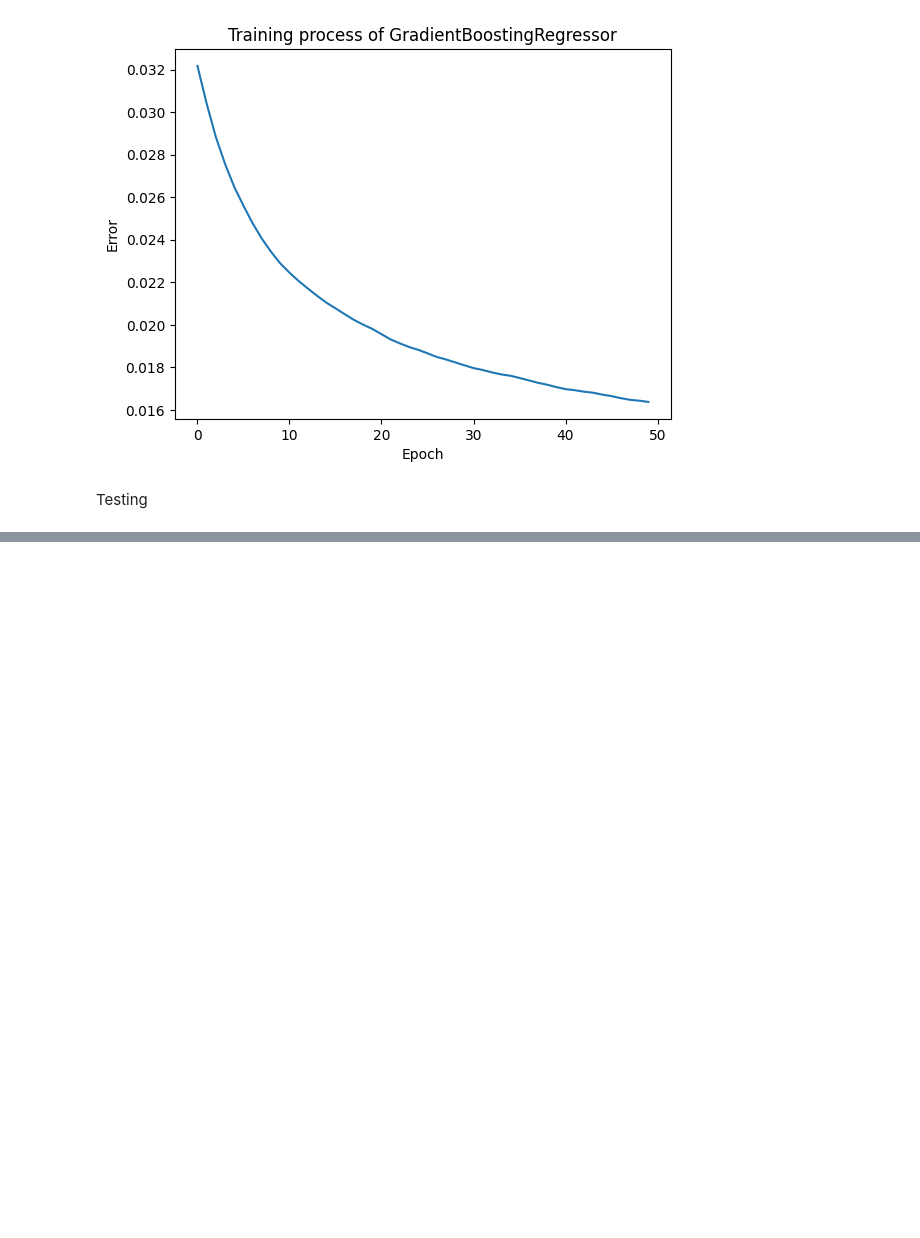
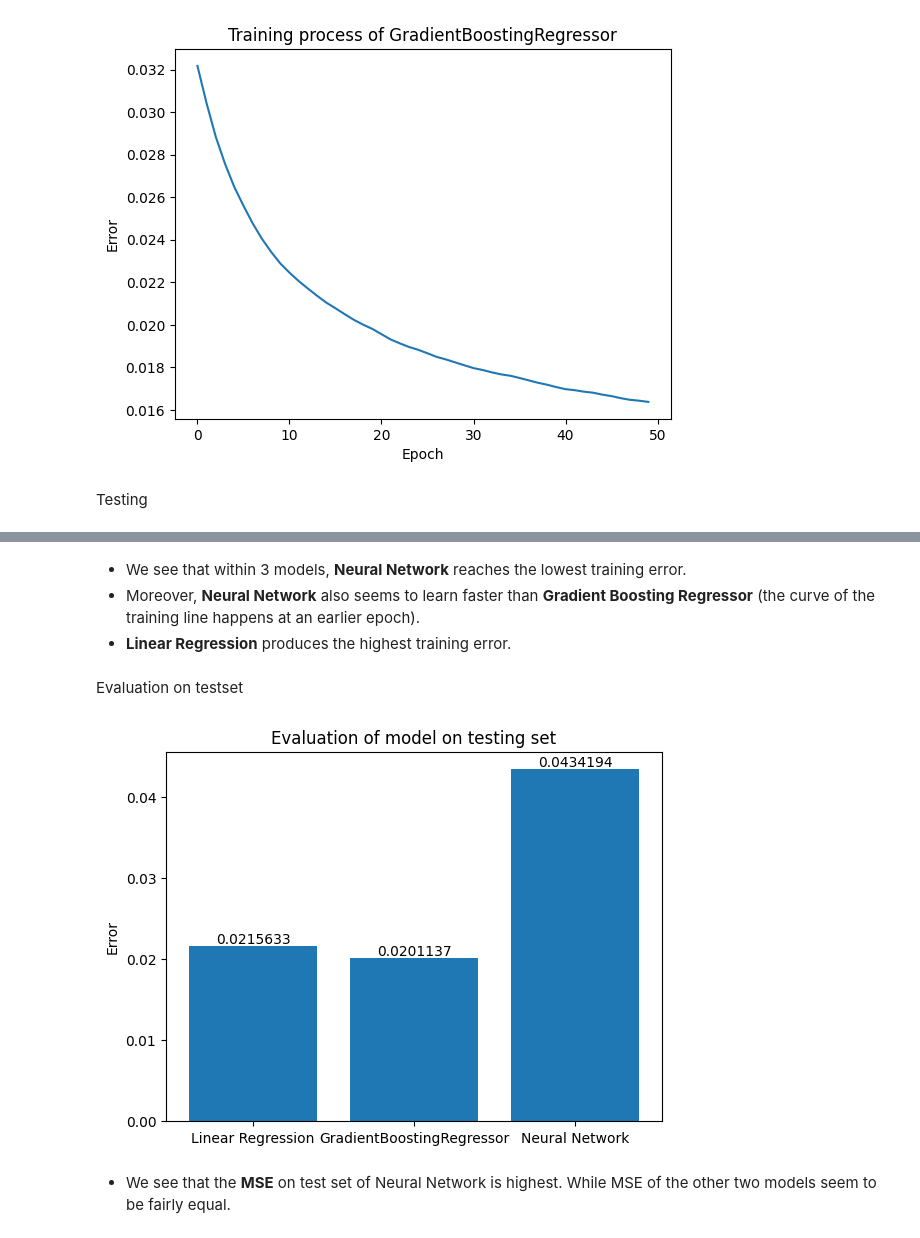
Before and after one commit to Khoa-Nguyen-Kevin/-hcmus_nmkhdl-Movie-Ratings-Analysis, a Jupyter notebook: src/notebooks/4.0-Data Modeling.ipynb, the cells around one changed output, grey strips where cells are left out. Drawn from its saved outputs; the diff is of its cells as text; code cells hidden in the pictures; blank space fills up the shorter version.

```diff
--- a/src/notebooks/4.0-Data Modeling.ipynb
+++ b/src/notebooks/4.0-Data Modeling.ipynb
@@ -107,0 +411,4 @@ MSE: 0.020113672002837927
+# %%
+y_test_pred = modelNN.predict(X_test)
+nn_mse = mean_squared_error(y_test, y_test_pred)
+print("MSE:", mse)
@@ -107,0 +442,17 @@ MSE: 0.020113672002837927
+# %% [markdown]
+- We see that within 3 models, **Neural Network** reaches the lowest training error.
+- Moreover, **Neural Network** also seems to learn faster than **Gradient Boosting Regressor** (the curve of the training line happens at an earlier epoch).
+- **Linear Regression** produces the highest training error.
+# %% [markdown]
+Evaluation on testset
+# %%
+test_errors = [linear_mse, gb_mse, nn_mse]
+models = ['Linear Regression', 'GradientBoostingRegressor', 'Neural Network']
+ax = plt.bar(models, test_errors)
+plt.ylabel('Error')
+plt.title('Evaluation of model on testing set')
+plt.bar_label(ax);
+# %% [output]
+[figure, added]
+# %% [markdown]
+- We see that the **MSE** on test set of Neural Network is highest. While MSE of the other two models seem to be fairly equal.
```
Also changed, not shown: parts of 57 cells of this notebook.
